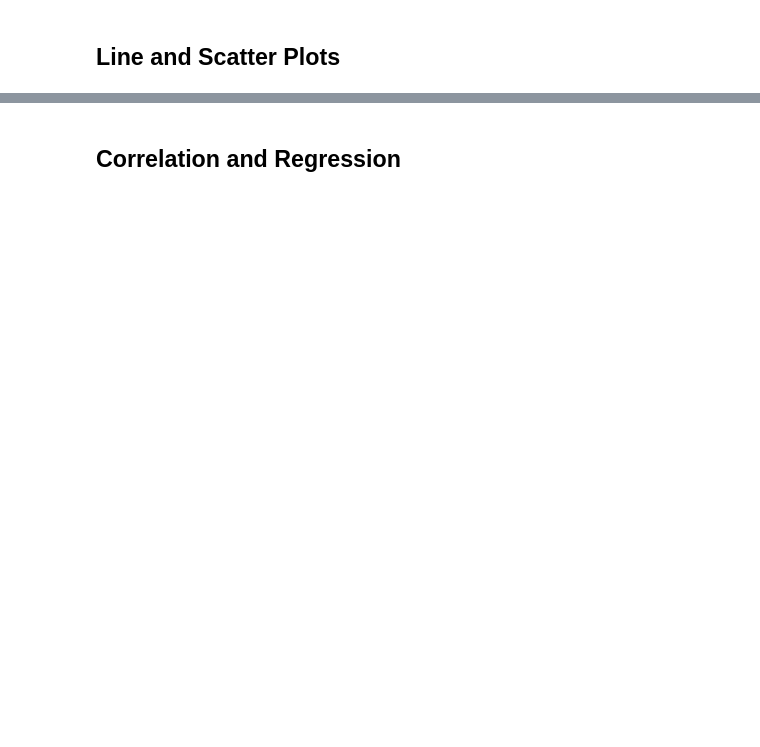
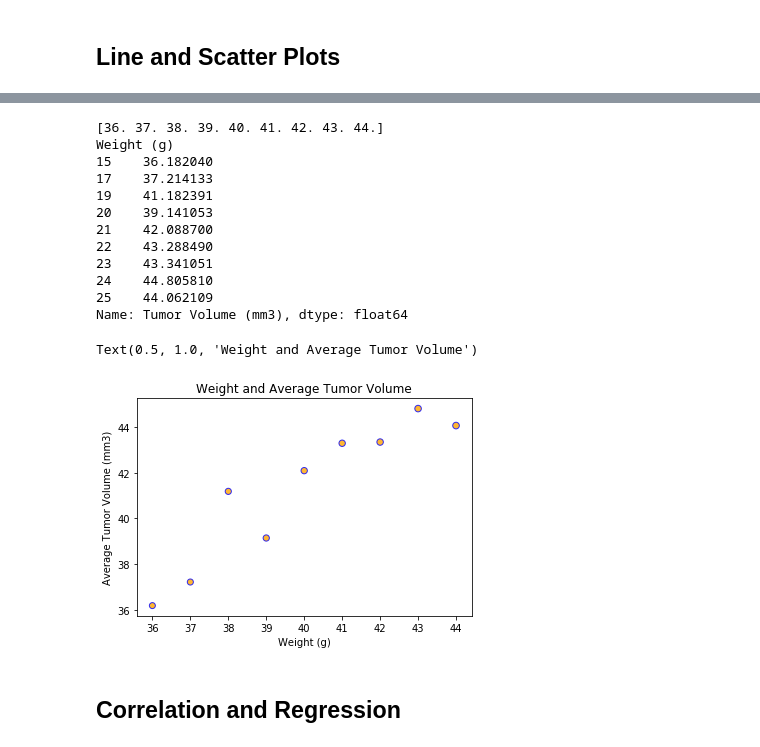
Before and after one commit to debrawu/matplotlib-challenge, a Jupyter notebook: Pymaceuticals/pymaceuticals_starter.ipynb, the cells around one changed output, grey strips where cells are left out. Saved outputs shown, nothing was run; the diff lists cells and outputs as text; code cells hidden in the pictures; blank space fills up the shorter version.

```diff
--- a/Pymaceuticals/pymaceuticals_starter.ipynb
+++ b/Pymaceuticals/pymaceuticals_starter.ipynb
@@ -418,3 +485,37 @@ Text(0, 0.5, 'Tumor Volume (mm3)')
+# %%
+# Generate a scatter plot of mouse weight versus average tumor volume for the Capomulin regimen
+#single_mouse.groupby(['Weight (g)'])['Tumor Volume (mm3)'].mean()
+
+capomulin = single_mouse['Drug Regimen'] == 'Capomulin'
+capomulin_values = single_mouse[capomulin]
+capomulin_values
+
+weight_group = capomulin_values.groupby(['Weight (g)'])['Tumor Volume (mm3)'].mean()
+x_limit = weight_group.max()
+x_axis = np.arange(36, x_limit, 1)
+print(x_axis)
+data = weight_group
+print(data)
+
+plt.scatter(x=x_axis, y=data, marker="o", facecolors="orange", edgecolors="blue", s=x_axis, alpha=0.8)
+plt.xlabel('Weight (g)')
+plt.ylabel('Average Tumor Volume (mm3)')
+plt.title('Weight and Average Tumor Volume')
+# %% [output]
+[36. 37. 38. 39. 40. 41. 42. 43. 44.]
+Weight (g)
+15    36.182040
+17    37.214133
+19    41.182391
+20    39.141053
+21    42.088700
+22    43.288490
+23    43.341051
+24    44.805810
+25    44.062109
+Name: Tumor Volume (mm3), dtype: float64
+Text(0.5, 1.0, 'Weight and Average Tumor Volume')
+[figure, added]
 # %% [markdown]
 ## Correlation and Regression
 # %%
```
Also changed, not shown: parts of 9 cells of this notebook.
